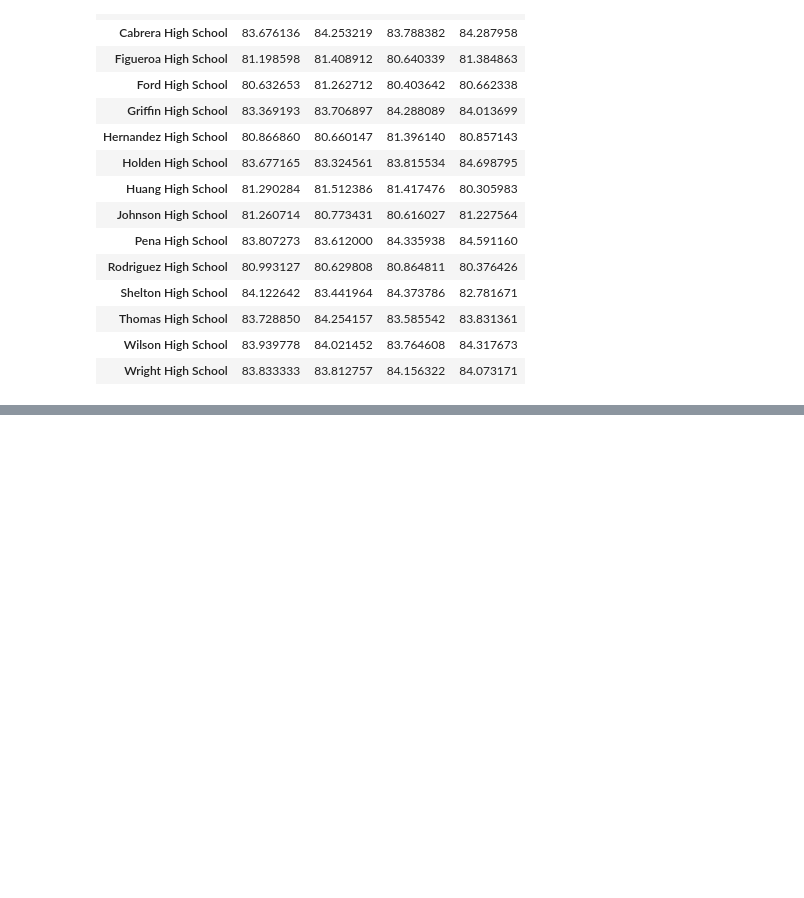
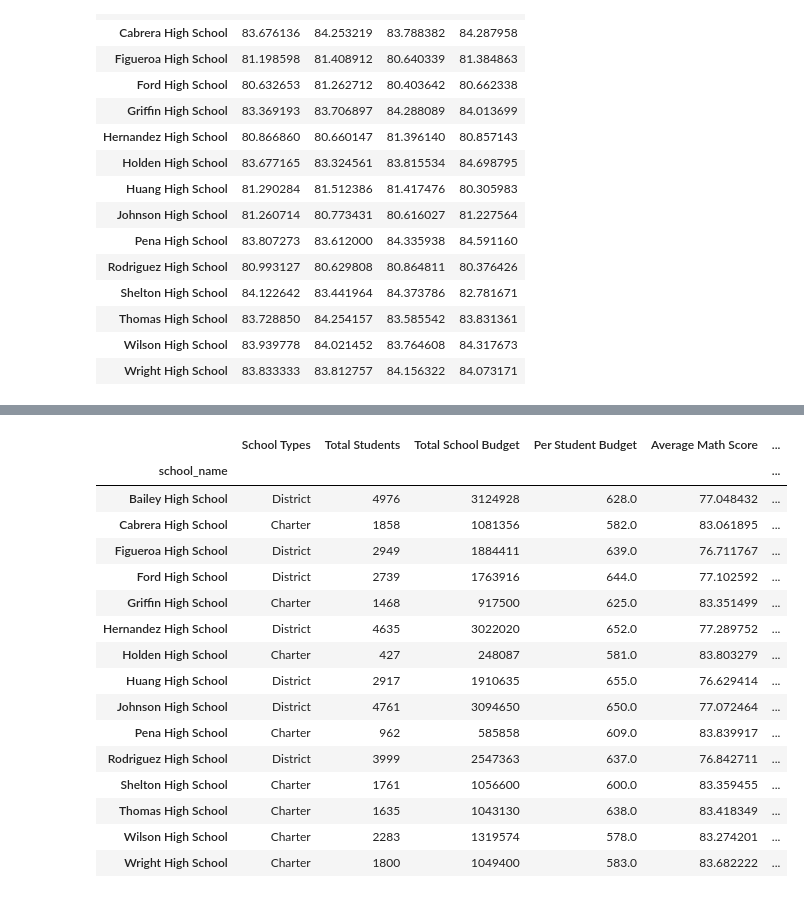
Before and after one commit to HGShelton/pandas_challenge, a Jupyter notebook: PyCitySchools/school_perf.ipynb, the cells around one changed output, grey strips where cells are left out. Saved outputs shown, nothing was run; the diff lists cells and outputs as text; code cells hidden in the pictures; blank space fills up the shorter version.

```diff
--- a/PyCitySchools/school_perf.ipynb
+++ b/PyCitySchools/school_perf.ipynb
@@ -246,0 +317,28 @@ reading_scores_by_grade
+# %%
+# Establish the bins.
+size_bins = [0, 1000, 2000, 5000]
+labels = ["Small (<1000)", "Medium (1000-2000)", "Large (2000-5000)"]
+# %%
+# Categorize the spending based on the bins
+# Use `pd.cut` on the "Total Students" column of the `per_school_summary` DataFrame.
+
+per_school_summary["School Size"] = pd.cut(school_spending_df["Total Students"], bins=size_bins, labels=labels, include_lowest=True)
+per_school_summary
+# %% [output]
+|  | School Types | Total Students | Total School Budget | Per Student Budget | Average Math Score | ... |
+| school_name |  |  |  |  |  | ... |
+| Bailey High School | District | 4976 | 3124928 | 628.0 | 77.048432 | ... |
+| Cabrera High School | Charter | 1858 | 1081356 | 582.0 | 83.061895 | ... |
+| Figueroa High School | District | 2949 | 1884411 | 639.0 | 76.711767 | ... |
+| Ford High School | District | 2739 | 1763916 | 644.0 | 77.102592 | ... |
+| Griffin High School | Charter | 1468 | 917500 | 625.0 | 83.351499 | ... |
+| Hernandez High School | District | 4635 | 3022020 | 652.0 | 77.289752 | ... |
+| Holden High School | Charter | 427 | 248087 | 581.0 | 83.803279 | ... |
+| Huang High School | District | 2917 | 1910635 | 655.0 | 76.629414 | ... |
+| Johnson High School | District | 4761 | 3094650 | 650.0 | 77.072464 | ... |
+| Pena High School | Charter | 962 | 585858 | 609.0 | 83.839917 | ... |
+| Rodriguez High School | District | 3999 | 2547363 | 637.0 | 76.842711 | ... |
+| Shelton High School | Charter | 1761 | 1056600 | 600.0 | 83.359455 | ... |
+| Thomas High School | Charter | 1635 | 1043130 | 638.0 | 83.418349 | ... |
+| Wilson High School | Charter | 2283 | 1319574 | 578.0 | 83.274201 | ... |
+| Wright High School | Charter | 1800 | 1049400 | 583.0 | 83.682222 | ... |
```
Also changed, not shown: parts of 12 cells of this notebook.
